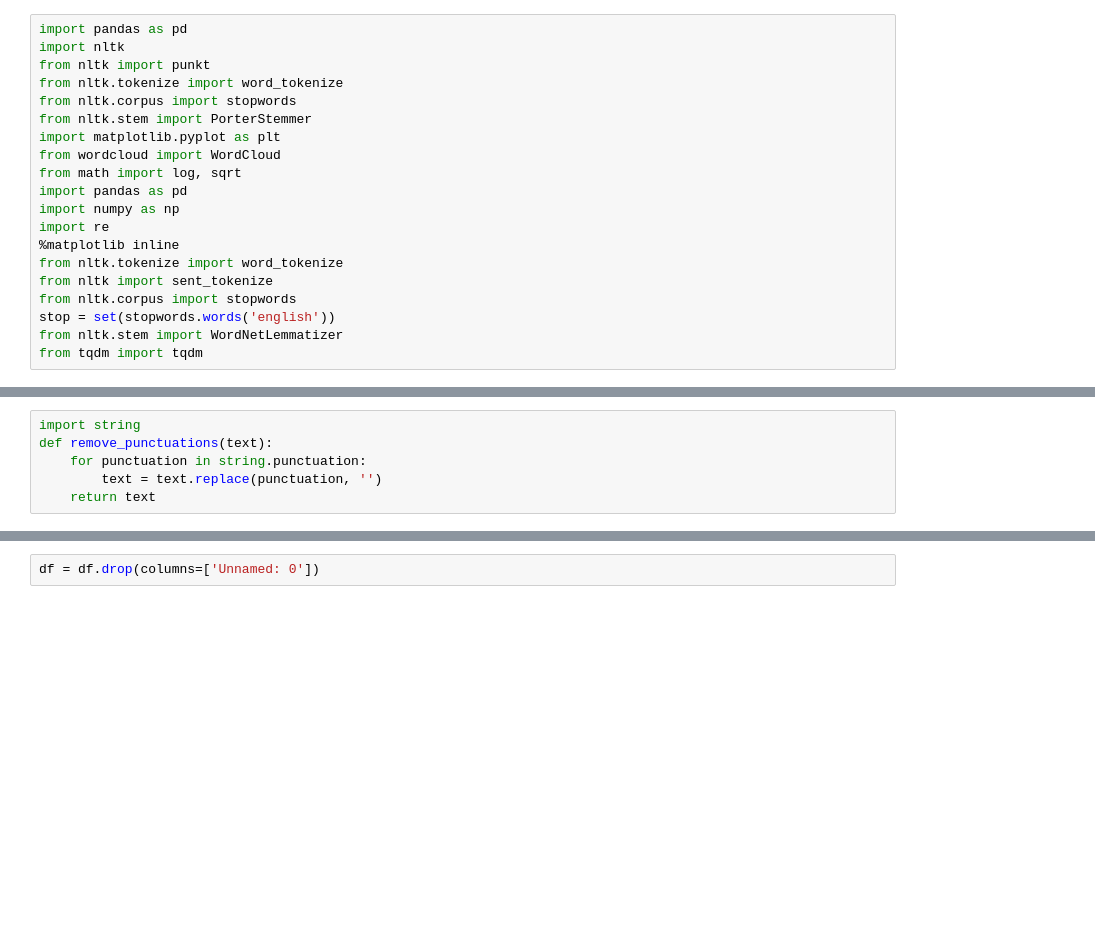
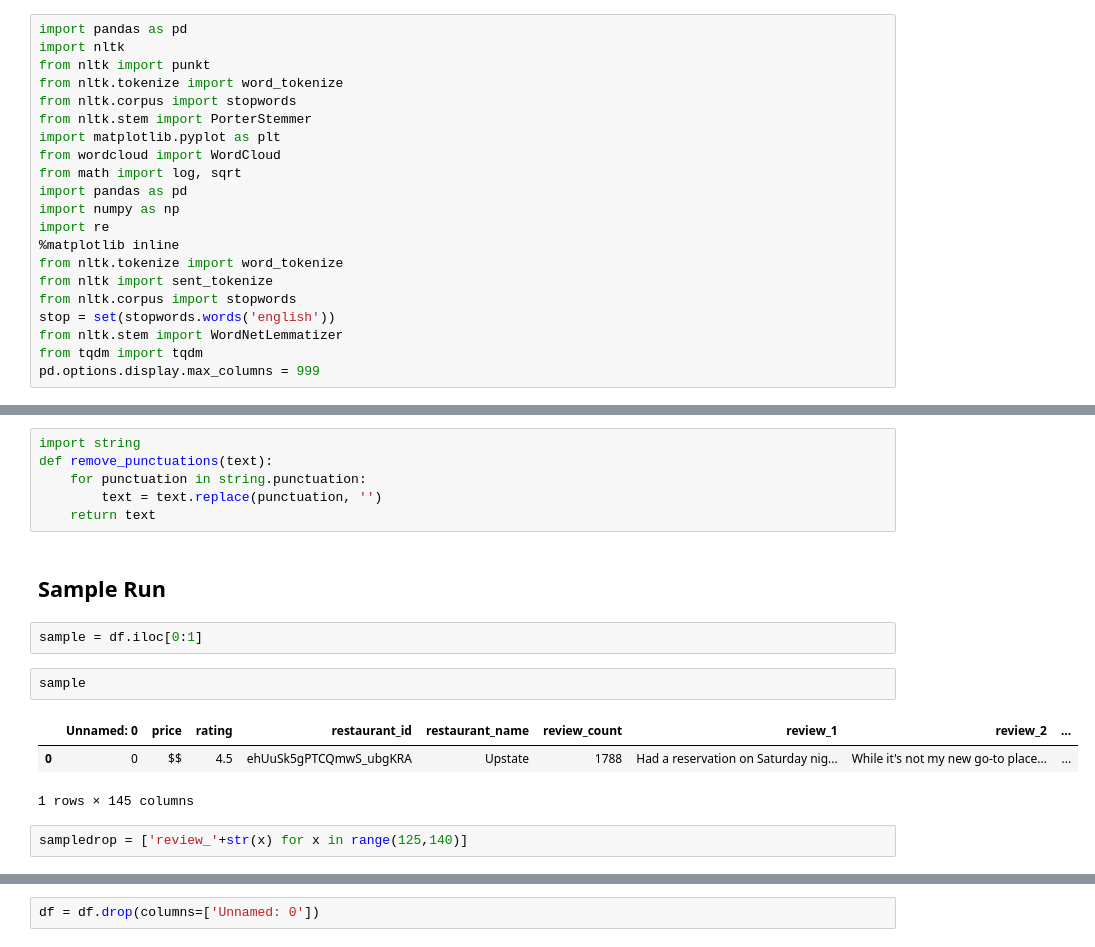
Before and after one commit to hamiltonchangcodes/final_project, a Jupyter notebook: LDA-Manhattan.ipynb, the cells around one changed output, grey strips where cells are left out. Drawn from its saved outputs; the diff is of its cells as text; blank space fills up the shorter version.

```diff
--- a/LDA-Manhattan.ipynb
+++ b/LDA-Manhattan.ipynb
@@ -18,6 +18,7 @@ from nltk.corpus import stopwords
 stop = set(stopwords.words('english'))
 from nltk.stem import WordNetLemmatizer
 from tqdm import tqdm
+pd.options.display.max_columns = 999
 # %%
 lemmatizer = WordNetLemmatizer()
 # %%
@@ -40,3 +40,15 @@ def remove_punctuations(text):
     for punctuation in string.punctuation:
         text = text.replace(punctuation, '')
     return text
+# %% [markdown]
+## Sample Run
+# %%
+sample = df.iloc[0:1]
+# %%
+sample
+# %% [output]
+|  | Unnamed: 0 | price | rating | restaurant_id | restaurant_name | review_count | review_1 | review_2 | ... |
+| 0 | 0 | $$ | 4.5 | ehUuSk5gPTCQmwS_ubgKRA | Upstate | 1788 | Had a reservation on Saturday nig... | While it's not my new go-to place... | ... |
+1 rows × 145 columns
+# %%
+sampledrop = ['review_'+str(x) for x in range(125,140)]
```
Also changed, not shown: parts of 55 cells of this notebook.
